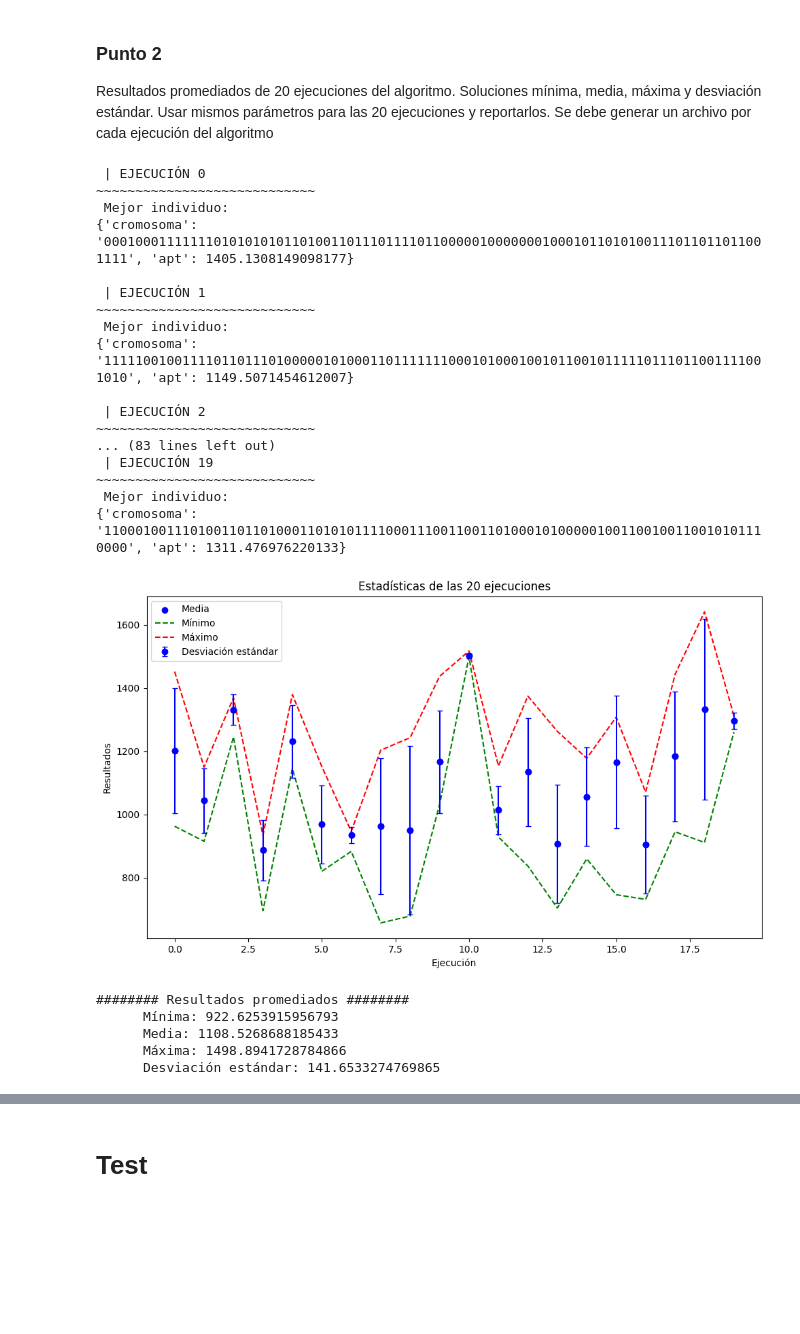
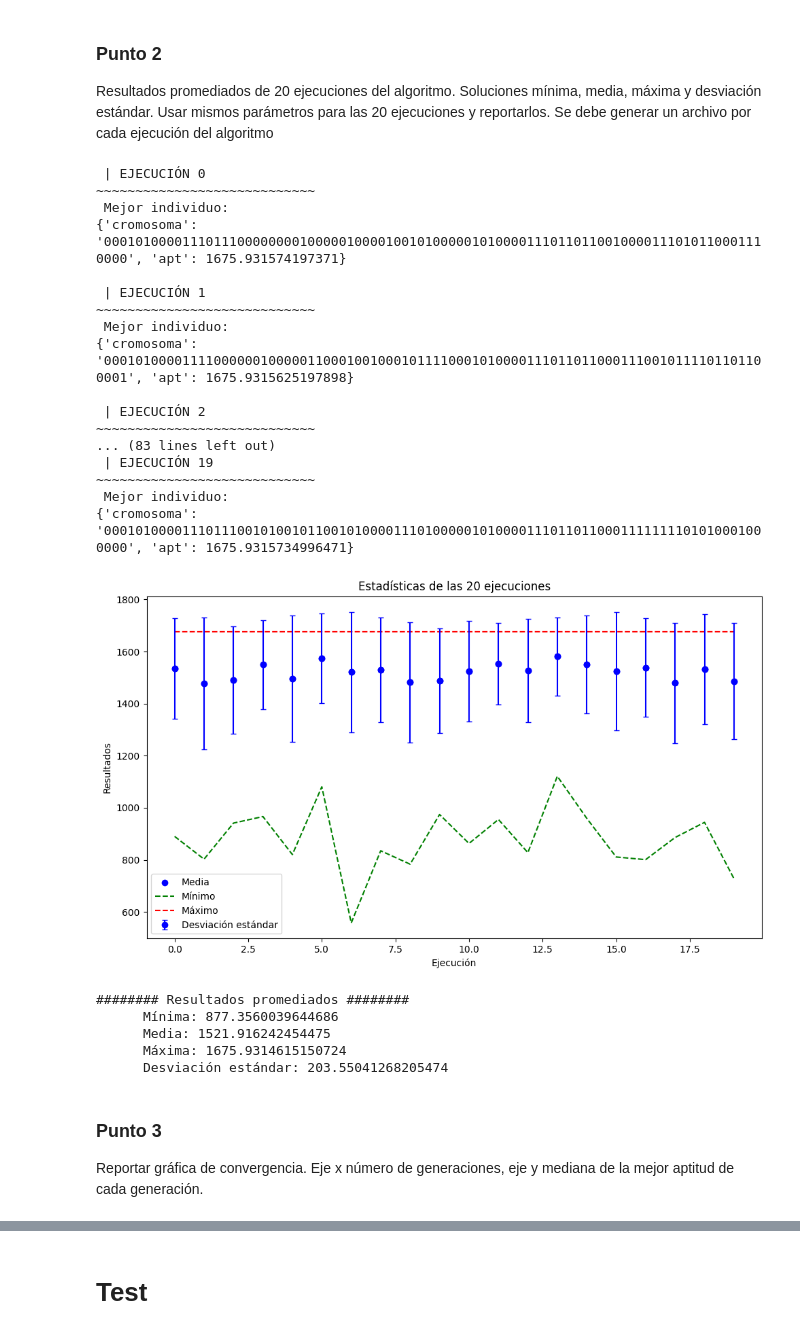
Before and after one commit to JafetMoon/dia-mod6-simple-evolutionary-algorithm, a Jupyter notebook: simple_evolutionary_algorithm.ipynb, the cells around one changed output, grey strips where cells are left out. Drawn from its saved outputs; the diff is of its cells as text; code cells hidden in the pictures; blank space fills up the shorter version.

```diff
--- a/simple_evolutionary_algorithm.ipynb
+++ b/simple_evolutionary_algorithm.ipynb
@@ -242,16 +267,17 @@ class SimpleEvolutionary(Cromosoma):
         Series
             Mejor individuo (cromosoma binario, aptitud) al cumplirse los criterios de la rutina.
         '''
+        #%#%#%#%#% Inicializar
         self.f = f
         self.N = N
         self.mejor_individuo = None
-
-        if N % 2 != 0: # Sólo poblaciones pares
+        # Sólo poblaciones pares
+        if N % 2 != 0:
             self.N = N + 1
-
         # Genera población aleatoria
         self.poblacion = self.random_generator(self.N,self.crom_len)
 
+        #%#%#%#%#% Rutina evolutiva
         for generacion in range(num_gener):
             # Selecciona padres
             par_selection = self.ruleta()
@@ -270,6 +296,7 @@ class SimpleEvolutionary(Cromosoma):
                                         columns = ['cromosoma','apt'])
             # Elitismo
             nueva_poblacion = self.sobrevivientes(descendencia)
+            self.mejor_individuo = nueva_poblacion.iloc[np.argmax(nueva_poblacion['apt'])]
             self.poblacion = nueva_poblacion
 
             # Imprimir descripción de la generación
@@ -443,8 +470,7 @@ class SimpleEvolutionary(Cromosoma):
         # Intercambiar el mejor de la generación anterior por el peor de la actual
         worst_ind_idx = np.argmin(descendientes['apt'])
         descendientes.iloc[worst_ind_idx] = elite_ind
-        # Actualizar mejor individuo
-        self.mejor_individuo = elite_ind
+
         return descendientes
 # %% [markdown]
 # Resolver
@@ -527,9 +553,11 @@ se = SimpleEvolutionary(Gen1,Gen2)
 # %%
 # Algoritmo x 20 ejecuciones
 stats_list = []
+N = 100
+num_genero = 500
 for n in range(20):
     print('\n | EJECUCIÓN ' + str(n))
-    _ = se.optimize(f, N=6, num_gener=2, verbose=False, export_name='run'+str(n))
+    _ = se.optimize(f, N=N, num_gener=num_genero, verbose=False, export_name='run'+str(n))
     stats_list.append(pd.read_csv(f'log/estadisticas/stats_{"run"+str(n)}.csv', index_col=0).T)
 
 # Datos de las 20 ejecuciones
@@ -540,12 +568,12 @@ df_stats[cols_float] = df_stats[cols_float].astype(float)
  | EJECUCIÓN 0
 ~~~~~~~~~~~~~~~~~~~~~~~~~~~~
  Mejor individuo:
-{'cromosoma': '0001000111111101010101011010011011101111011000001000000010001011010100111011011011001111', 'apt': 1405.1308149098177}
+{'cromosoma': '0001010000111011100000000100000100001001010000010100001110110110010000111010110001110000', 'apt': 1675.931574197371}
 
  | EJECUCIÓN 1
 ~~~~~~~~~~~~~~~~~~~~~~~~~~~~
  Mejor individuo:
-{'cromosoma': '1111100100111101101110100000101000110111111100010100010010110010111110111011001111001010', 'apt': 1149.5071454612007}
+{'cromosoma': '0001010000111100000010000011000100100010111100010100001110110110001110010111101101100001', 'apt': 1675.9315625197898}
 
  | EJECUCIÓN 2
 ~~~~~~~~~~~~~~~~~~~~~~~~~~~~
@@ -553,38 +581,41 @@ df_stats[cols_float] = df_stats[cols_float].astype(float)
  | EJECUCIÓN 19
 ~~~~~~~~~~~~~~~~~~~~~~~~~~~~
  Mejor individuo:
-{'cromosoma': '1100010011101001101101000110101011110001110011001101000101000001001100100110010101110000', 'apt': 1311.476976220133}
+{'cromosoma': '0001010000111011100101001011001010000111010000010100001110110110001111111101010001000000', 'apt': 1675.9315734996471}
 # %%
 # Crear el gráfico
 plt.figure(figsize=(10, 6))
 
 # Graficar medias
 plt.scatter(df_stats.index, df_stats['media_apt'], color='blue', label='Media')
 
 # Graficar mínimos y máximos
 plt.plot(df_stats.index, df_stats['min_apt'], linestyle='--', color='green', label='Mínimo')
 plt.plot(df_stats.index, df_stats['max_apt'], linestyle='--', color='red', label='Máximo')
 
 # Graficar desviación estándar como barras de error
 plt.errorbar(df_stats.index, df_stats['media_apt'], yerr=df_stats['std_apt'], fmt='o', color='blue', capsize=3, label='Desviación estándar')
 
 # Presentación
 plt.xlabel('Ejecución')
 plt.ylabel('Resultados')
 plt.title('Estadísticas de las 20 ejecuciones')
 plt.legend()
 plt.tight_layout()
 plt.show()
 
 print(f'''######## Resultados promediados ########
       Mínima: {df_stats['min_apt'].mean()}
       Media: {df_stats['media_apt'].mean()}
-      Máxima: {df_stats['min_apt'].max()}
+      Máxima: {df_stats['max_apt'].mean()}
       Desviación estándar: {df_stats['std_apt'].mean()}''')
 # %% [output]
-[figure, old version]
+[figure, new version]
 ######## Resultados promediados ########
-      Mínima: 922.6253915956793
-      Media: 1108.5268688185433
-      Máxima: 1498.8941728784866
-      Desviación estándar: 141.6533274769865
+      Mínima: 877.3560039644686
+      Media: 1521.916242454475
+      Máxima: 1675.9314615150724
+      Desviación estándar: 203.55041268205474
+# %% [markdown]
+### Punto 3
+Reportar gráfica de convergencia. Eje x número de generaciones, eje y mediana de la mejor aptitud de cada generación.
```
Also changed, not shown: parts of 6 cells of this notebook.
